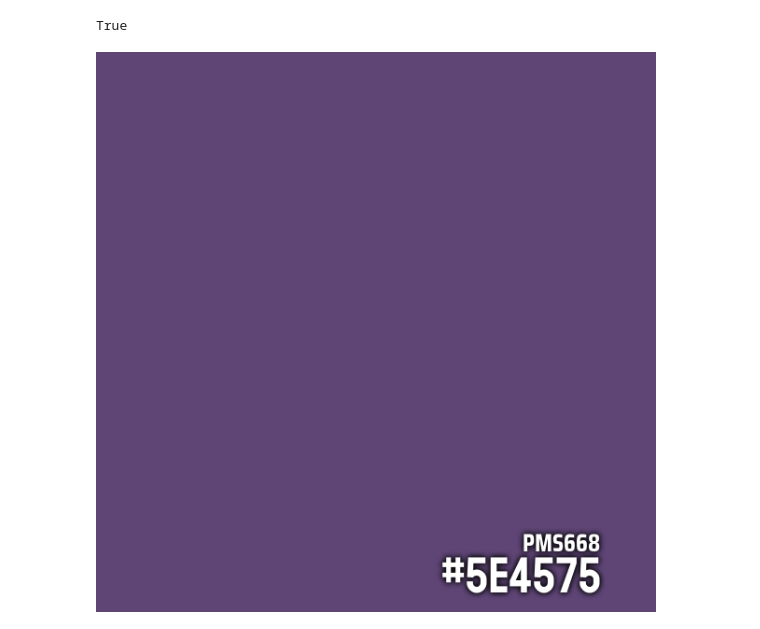
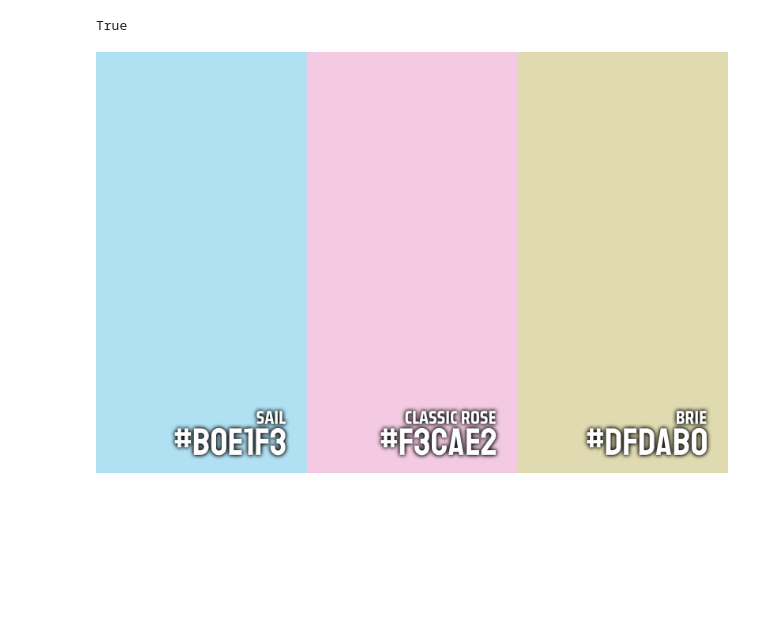
Before and after one commit to reuben-dutton/rcmreloaded, a Jupyter notebook: generate.ipynb, the cells around one changed output. Cells and saved outputs as stored; diff of their text form; code cells hidden in the pictures; blank space fills up the shorter version.

Commit message:
Added frames and palette generation

```diff
--- a/generate.ipynb
+++ b/generate.ipynb
@@ -34,4 +32,11 @@ True
 # %%
 USERNAME = os.getenv('ATPROTO_CLIENT_USERNAME')
 PASSWORD = os.getenv('ATPROTO_CLIENT_PASSWORD')
+# %%
+generator = CIELChGenerator()
+palette = TriadicPalette(generator)
+image = HorizontalFrame((600, 1200)).construct_frame(palette.generate(3))
+image
+# %% [output]
+[figure, added]
 # %%
@@ -48,4 +61,0 @@ image.save(buffer, format="PNG")
-# %%
-image
-# %% [output]
-[figure, removed]
```
Also changed, not shown: parts of 6 cells of this notebook, 10 other files.
